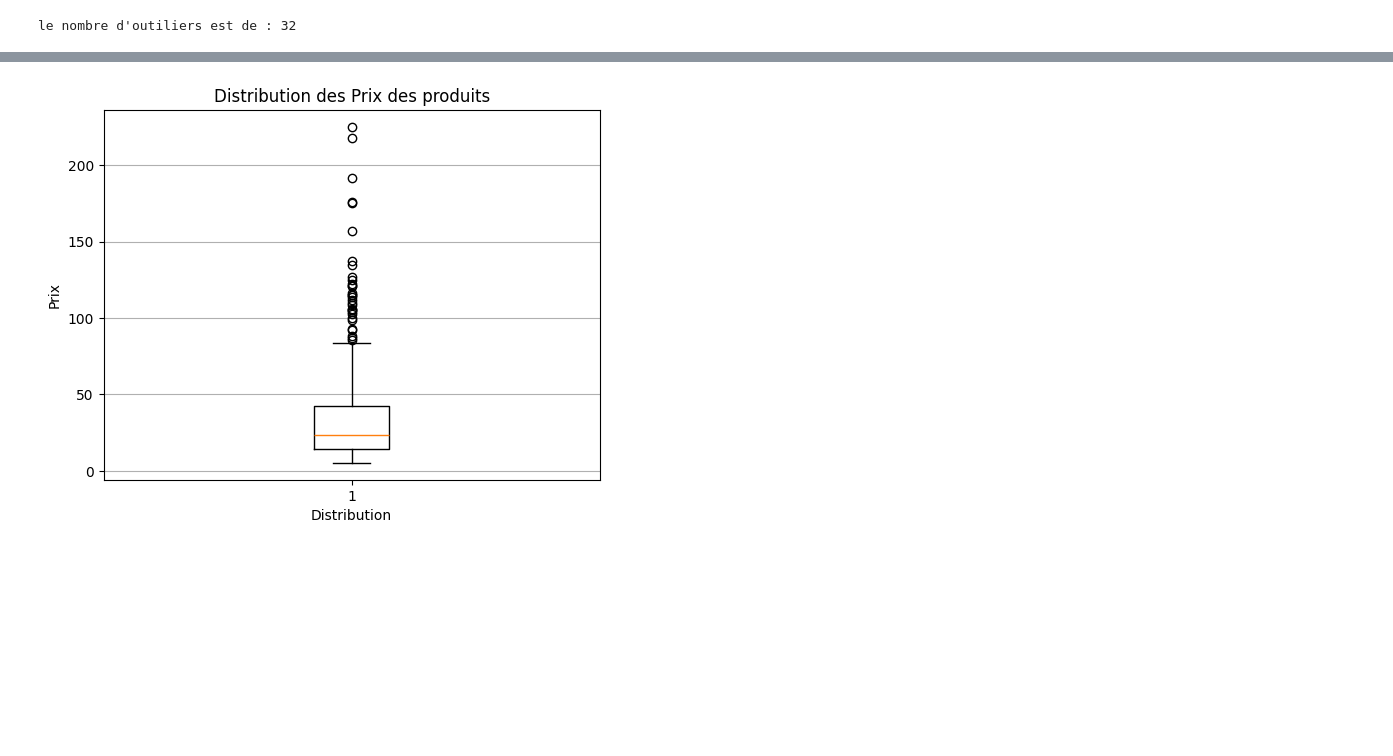
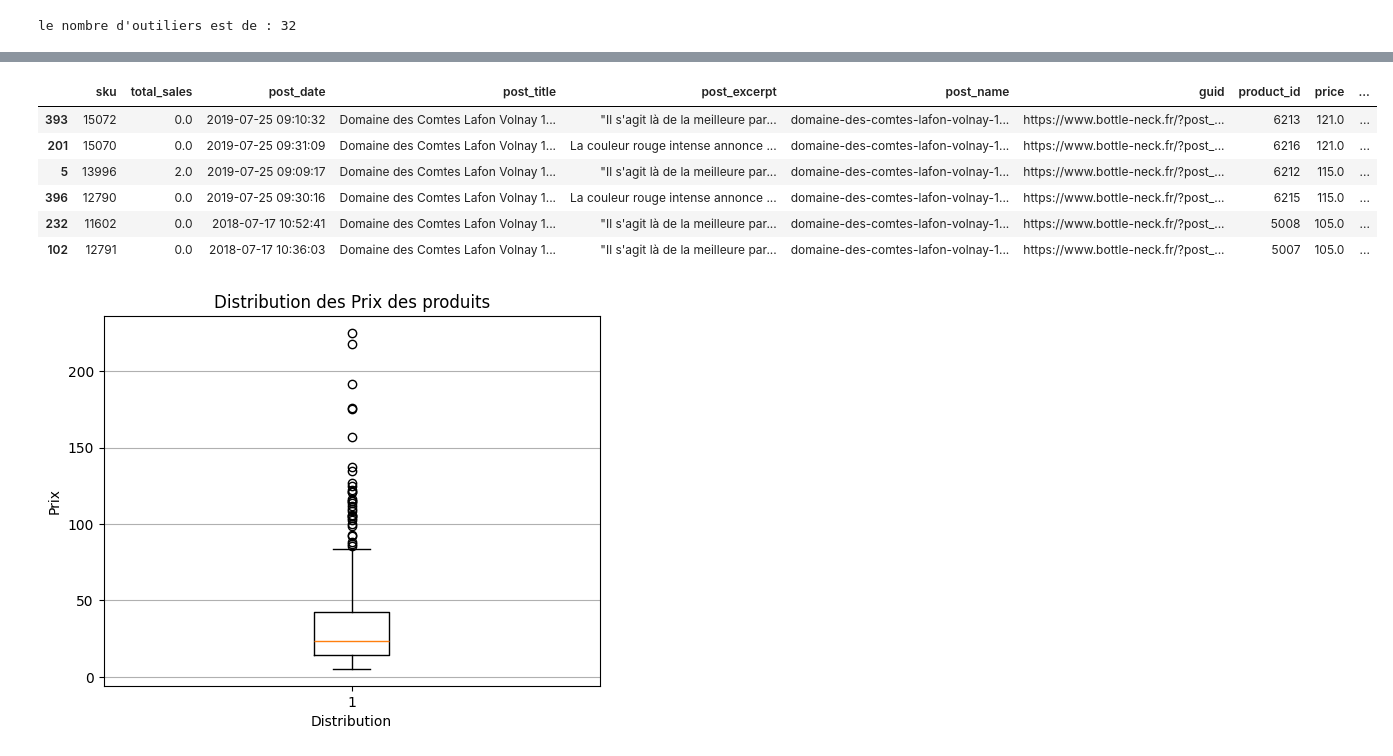
Before and after one commit to IshemZ/Bottleneck, a Jupyter notebook: Programme/main.ipynb, the cells around one changed output, grey strips where cells are left out. Cells and saved outputs as stored; diff of their text form; code cells hidden in the pictures; blank space fills up the shorter version.

```diff
--- a/Programme/main.ipynb
+++ b/Programme/main.ipynb
@@ -552,3 +562,13 @@ plt.show()
+# %%
+outliers_iqr.loc[outliers_iqr['price'].isin([105.0,115.0,121.0])]
+# %% [output]
+|  | sku | total_sales | post_date | post_title | post_excerpt | post_name | guid | product_id | price | ... |
+| 393 | 15072 | 0.0 | 2019-07-25 09:10:32 | Domaine des Comtes Lafon Volnay 1... | "Il s'agit là de la meilleure par... | domaine-des-comtes-lafon-volnay-1... | https://www.bottle-neck.fr/?post_... | 6213 | 121.0 | ... |
+| 201 | 15070 | 0.0 | 2019-07-25 09:31:09 | Domaine des Comtes Lafon Volnay 1... | La couleur rouge intense annonce ... | domaine-des-comtes-lafon-volnay-1... | https://www.bottle-neck.fr/?post_... | 6216 | 121.0 | ... |
+| 5 | 13996 | 2.0 | 2019-07-25 09:09:17 | Domaine des Comtes Lafon Volnay 1... | "Il s'agit là de la meilleure par... | domaine-des-comtes-lafon-volnay-1... | https://www.bottle-neck.fr/?post_... | 6212 | 115.0 | ... |
+| 396 | 12790 | 0.0 | 2019-07-25 09:30:16 | Domaine des Comtes Lafon Volnay 1... | La couleur rouge intense annonce ... | domaine-des-comtes-lafon-volnay-1... | https://www.bottle-neck.fr/?post_... | 6215 | 115.0 | ... |
+| 232 | 11602 | 0.0 | 2018-07-17 10:52:41 | Domaine des Comtes Lafon Volnay 1... | "Il s'agit là de la meilleure par... | domaine-des-comtes-lafon-volnay-1... | https://www.bottle-neck.fr/?post_... | 5008 | 105.0 | ... |
+| 102 | 12791 | 0.0 | 2018-07-17 10:36:03 | Domaine des Comtes Lafon Volnay 1... | "Il s'agit là de la meilleure par... | domaine-des-comtes-lafon-volnay-1... | https://www.bottle-neck.fr/?post_... | 5007 | 105.0 | ... |
 # %%
 #Boxplot de tout les prix du dataframe final
 plt.boxplot(erp_liaison_web['price'])
```
Also changed, not shown: parts of 4 cells of this notebook, 1 other file.
